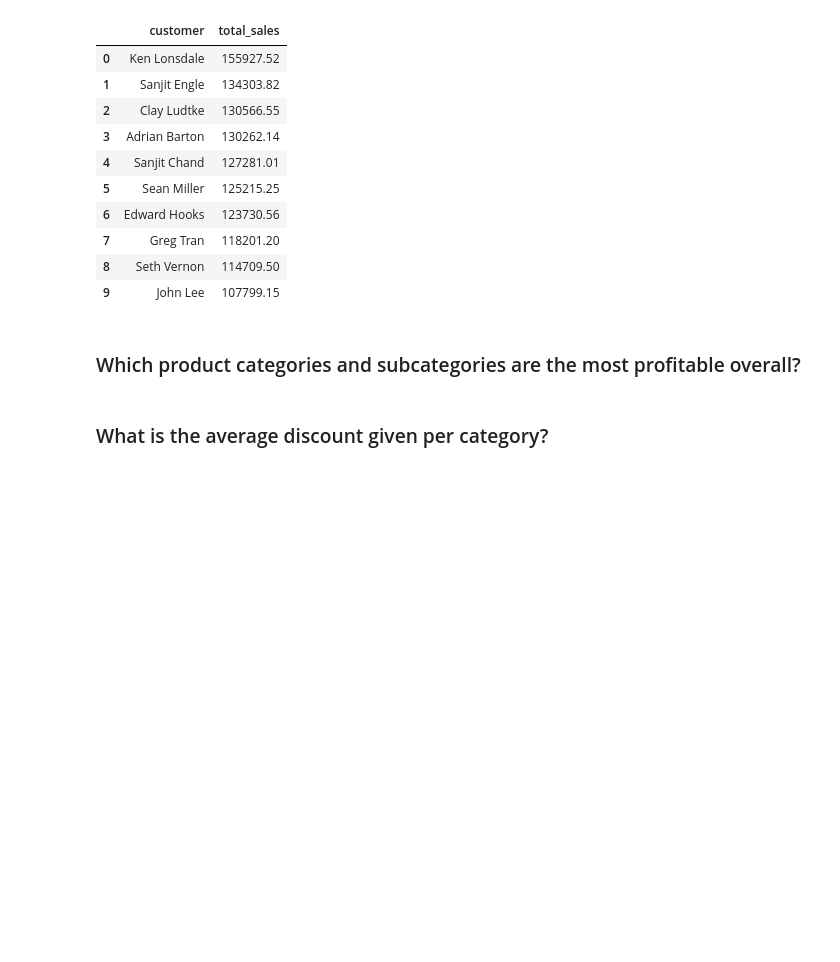
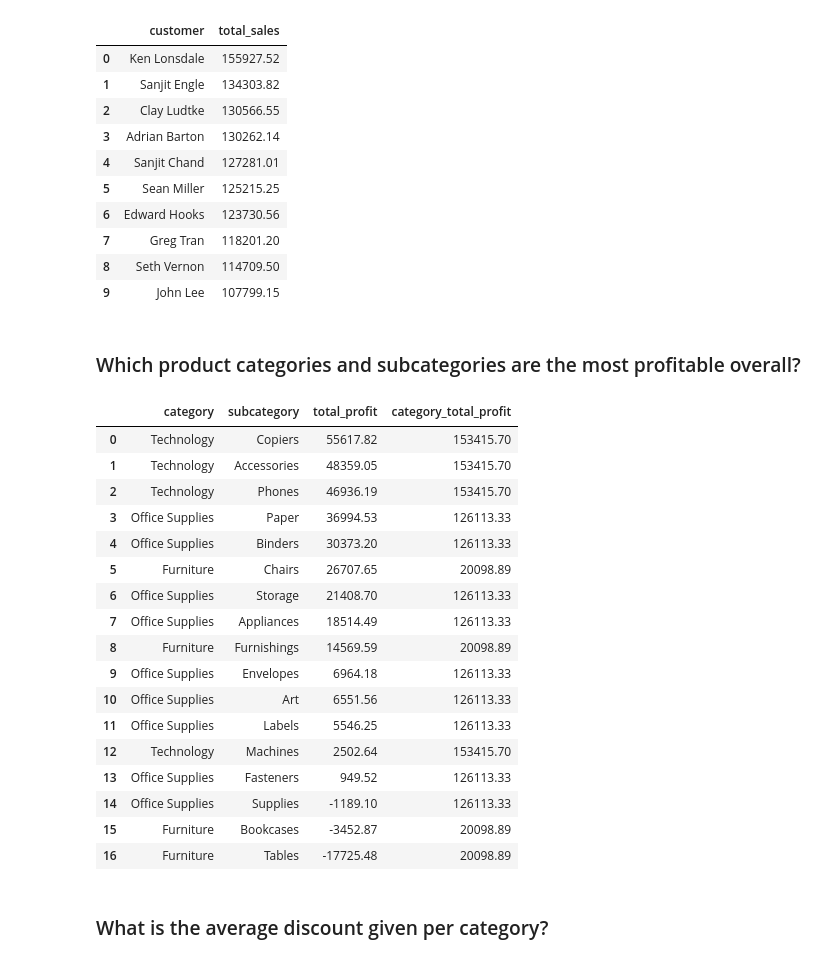
Before and after one commit to wslider/DataAnalysisModule3_williamSlider, a Jupyter notebook: Week4/notebooks/superstore_sales_workflow.ipynb, the cells around one changed output. Drawn from its saved outputs; the diff is of its cells as text; code cells hidden in the pictures; blank space fills up the shorter version.

Commit message:
query 3 in superstore_sales_workflow.ipynb

```diff
--- a/Week4/notebooks/superstore_sales_workflow.ipynb
+++ b/Week4/notebooks/superstore_sales_workflow.ipynb
@@ -222,3 +218,55 @@ result3
+# %%
+query3 = """
+
+WITH subcategory_profits AS (
+    SELECT
+        p.category,
+        p.subcategory,
+        ROUND(SUM(od.profit), 2) AS total_profit
+    FROM products p
+    JOIN order_details od
+        ON p.product_id = od.product_id
+    GROUP BY p.category, p.subcategory
+),
+category_totals AS (
+    SELECT
+        category,
+        ROUND(SUM(total_profit), 2) AS category_total_profit
+    FROM subcategory_profits
+    GROUP BY category
+)
+SELECT
+    s.category,
+    s.subcategory,
+    s.total_profit,
+    c.category_total_profit
+FROM subcategory_profits s
+JOIN category_totals c
+    ON s.category = c.category
+ORDER BY s.total_profit DESC;
+
+"""
+result3 = pd.read_sql(query3, conn)
+result3
+# %% [output]
+|  | category | subcategory | total_profit | category_total_profit |
+| 0 | Technology | Copiers | 55617.82 | 153415.70 |
+| 1 | Technology | Accessories | 48359.05 | 153415.70 |
+| 2 | Technology | Phones | 46936.19 | 153415.70 |
+| 3 | Office Supplies | Paper | 36994.53 | 126113.33 |
+| 4 | Office Supplies | Binders | 30373.20 | 126113.33 |
+| 5 | Furniture | Chairs | 26707.65 | 20098.89 |
+| 6 | Office Supplies | Storage | 21408.70 | 126113.33 |
+| 7 | Office Supplies | Appliances | 18514.49 | 126113.33 |
+| 8 | Furniture | Furnishings | 14569.59 | 20098.89 |
+| 9 | Office Supplies | Envelopes | 6964.18 | 126113.33 |
+| 10 | Office Supplies | Art | 6551.56 | 126113.33 |
+| 11 | Office Supplies | Labels | 5546.25 | 126113.33 |
+| 12 | Technology | Machines | 2502.64 | 153415.70 |
+| 13 | Office Supplies | Fasteners | 949.52 | 126113.33 |
+| 14 | Office Supplies | Supplies | -1189.10 | 126113.33 |
+| 15 | Furniture | Bookcases | -3452.87 | 20098.89 |
+| 16 | Furniture | Tables | -17725.48 | 20098.89 |
 # %% [markdown]
 ### What is the average discount given per category?
 # %%
```
Also changed, not shown: parts of 1 cell of this notebook.
